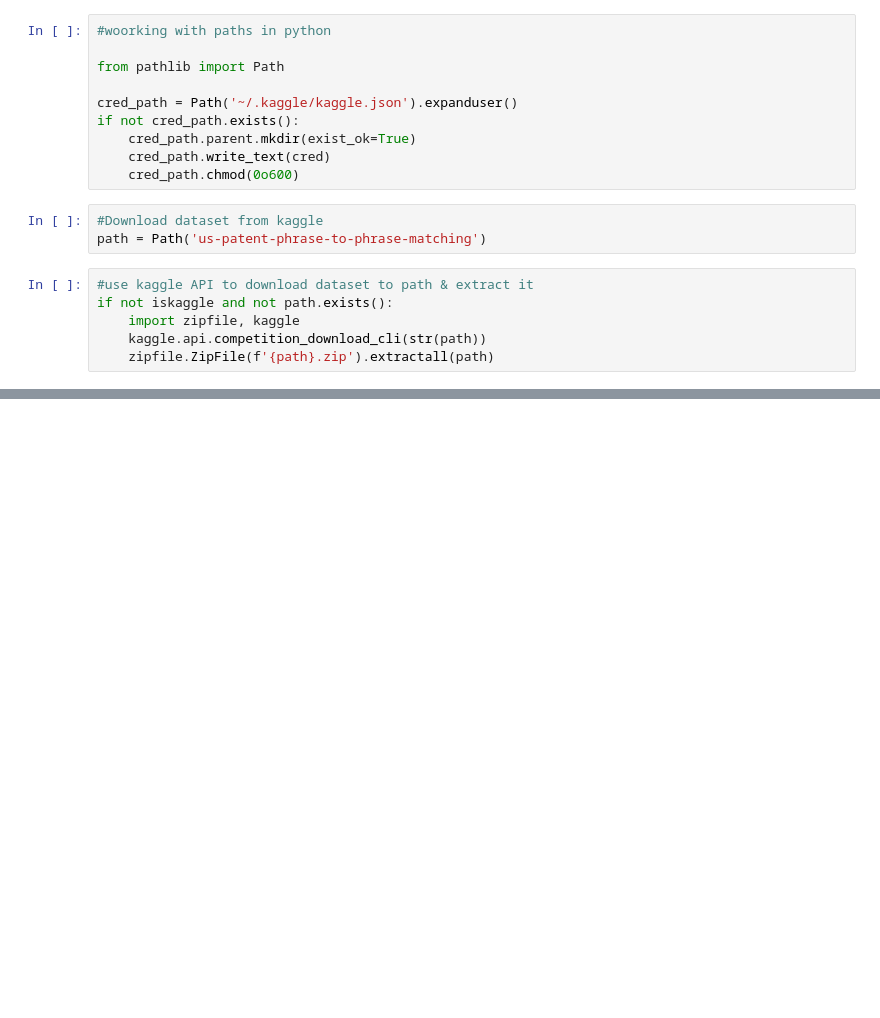
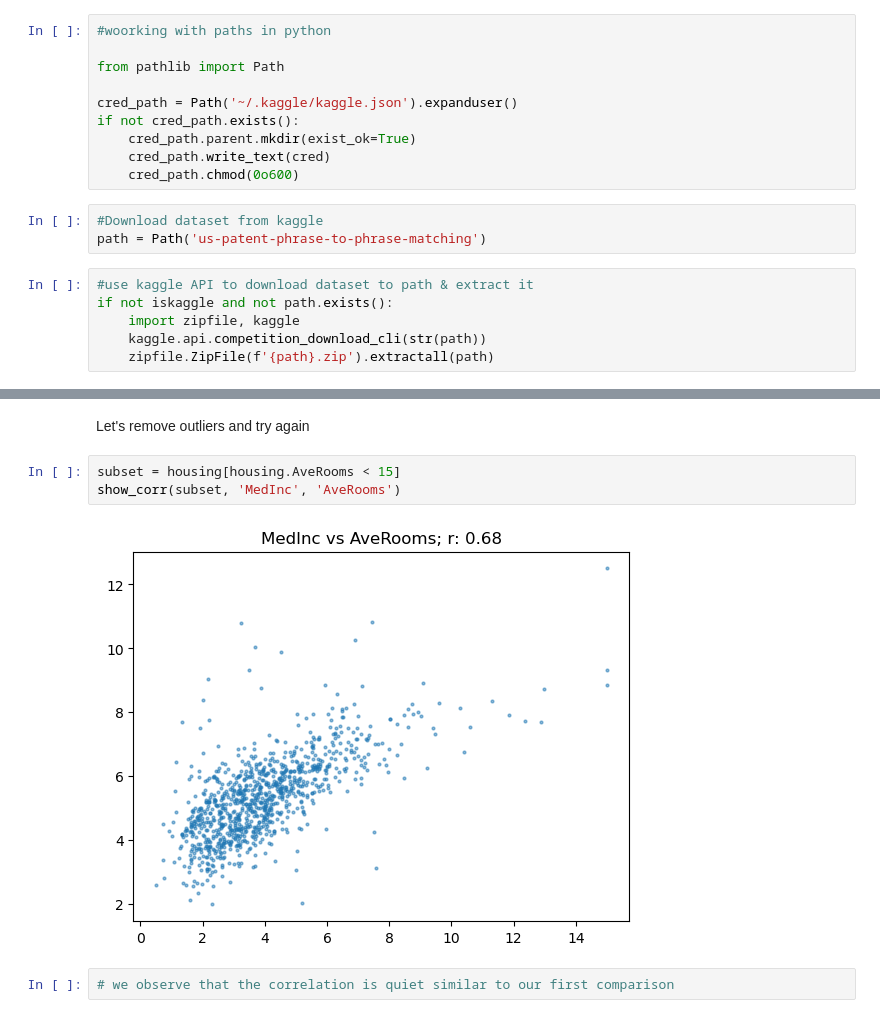
Before and after one commit to amaboh/fast_ai_dl, a Jupyter notebook: NLP_classification.ipynb, the cells around one changed output, grey strips where cells are left out. Drawn from its saved outputs; the diff is of its cells as text; blank space fills up the shorter version.

```diff
--- a/NLP_classification.ipynb
+++ b/NLP_classification.ipynb
@@ -24,0 +254,9 @@ if not iskaggle and not path.exists():
+# %% [markdown]
+Let's remove outliers and try again
+# %%
+subset = housing[housing.AveRooms < 15]
+show_corr(subset, 'MedInc', 'AveRooms')
+# %% [output]
+[figure, added]
+# %%
+# we observe that the correlation is quiet similar to our first comparison
```
Also changed, not shown: parts of 46 cells of this notebook, 14 other files.
